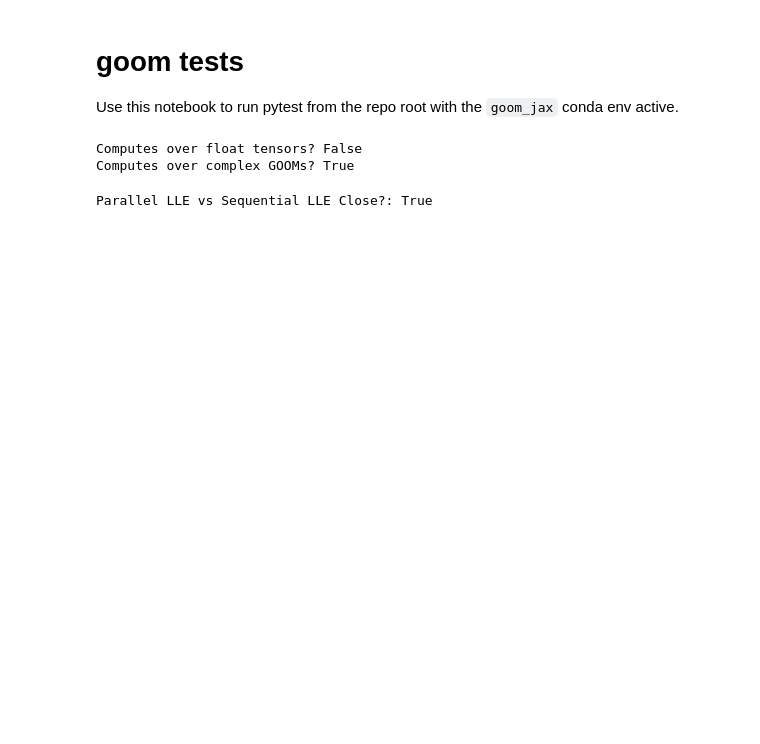
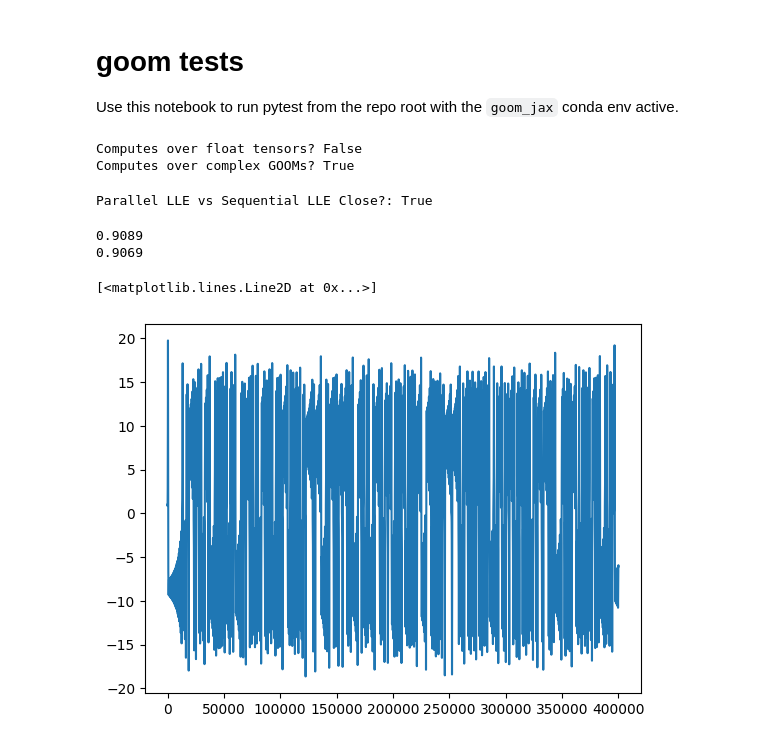
Before and after one commit to hkozachkov/goom, a Jupyter notebook: demo_nbs/test_runner_and_lle.ipynb, the cells around one changed output. Cells and saved outputs as stored; diff of their text form; code cells hidden in the pictures; blank space fills up the shorter version.

```diff
--- a/demo_nbs/test_runner_and_lle.ipynb
+++ b/demo_nbs/test_runner_and_lle.ipynb
@@ -72,9 +72,9 @@ print("Parallel LLE vs Sequential LLE Close?:",
 # %% [output]
 Parallel LLE vs Sequential LLE Close?: True
 # %%
-# Test LLE computation for Lorenz system
 
-dt = 1e-4  # time step
+
+dt = 1e-3  # time step
 
 
 def lorenz(x, sigma=10.0, rho=28.0, beta=8.0 / 3.0):
@@ -86,16 +86,9 @@ def lorenz(x, sigma=10.0, rho=28.0, beta=8.0 / 3.0):
     return jnp.array([dx, dy, dz])
 
 
-def rk4_step(x, dt=dt, sigma=10.0, rho=28.0, beta=8.0 / 3.0):
-    """One RK4 step for the Lorenz system."""
-    def f(x_):
-        return lorenz(x_, sigma=sigma, rho=rho, beta=beta)
-
-    k1 = f(x)
-    k2 = f(x + 0.5 * dt * k1)
-    k3 = f(x + 0.5 * dt * k2)
-    k4 = f(x + dt * k3)
-    return x + (dt / 6.0) * (k1 + 2 * k2 + 2 * k3 + k4)
+def euler_step(x, dt=dt, sigma=10.0, rho=28.0, beta=8.0 / 3.0):
+    """One Euler step for the Lorenz system: x_{n+1} = x_n + dt * f(x_n)."""
+    return x + dt * lorenz(x, sigma=sigma, rho=rho, beta=beta)
 
 
 def simulate_lorenz_with_jacobians(
@@ -122,7 +115,7 @@ def simulate_lorenz_with_jacobians(
     def step_with_jac(x, _):
         # Define a pure function for the step map so we can differentiate it
         def step_fn(x_):
-            return rk4_step(x_, dt=dt, sigma=sigma, rho=rho, beta=beta)
+            return euler_step(x_, dt=dt, sigma=sigma, rho=rho, beta=beta)
 
         x_next = step_fn(x)
         J = jax.jacrev(step_fn)(x)  # 3x3 Jacobian of step map at x
@@ -143,11 +136,24 @@ simulate_lorenz_with_jacobians_jit = jax.jit(
     static_argnames=("T",)
 )
 # %%
-x0 = jnp.array([1.0, 1.0, 1.0])
-T = 100_000  # simulate 10k steps
+x0 = jnp.array([1.0, 0.0, 1.0])
+T = 400_000  # simulate 400K
 key = jax.random.PRNGKey(42)
 
 states, jac_vals = simulate_lorenz_with_jacobians_jit(x0, T)
 
 # not giving the correct answers
 lle_est_par = lle.jax_estimate_lle_parallel(jac_vals, key, dt=dt)
+lle_est_seq = lle.jax_estimate_lle_sequential(jac_vals, key, dt=dt)
+
+print(f"{lle_est_par:.4f}")
+print(f"{lle_est_seq:.4f}")
+# %% [output]
+0.9089
+0.9069
+# %%
+import matplotlib.pyplot as plt
+plt.plot(states[:,0])
+# %% [output]
+[<matplotlib.lines.Line2D at 0x...>]
+[figure, added]
```
Also changed, not shown: 1 other file.
